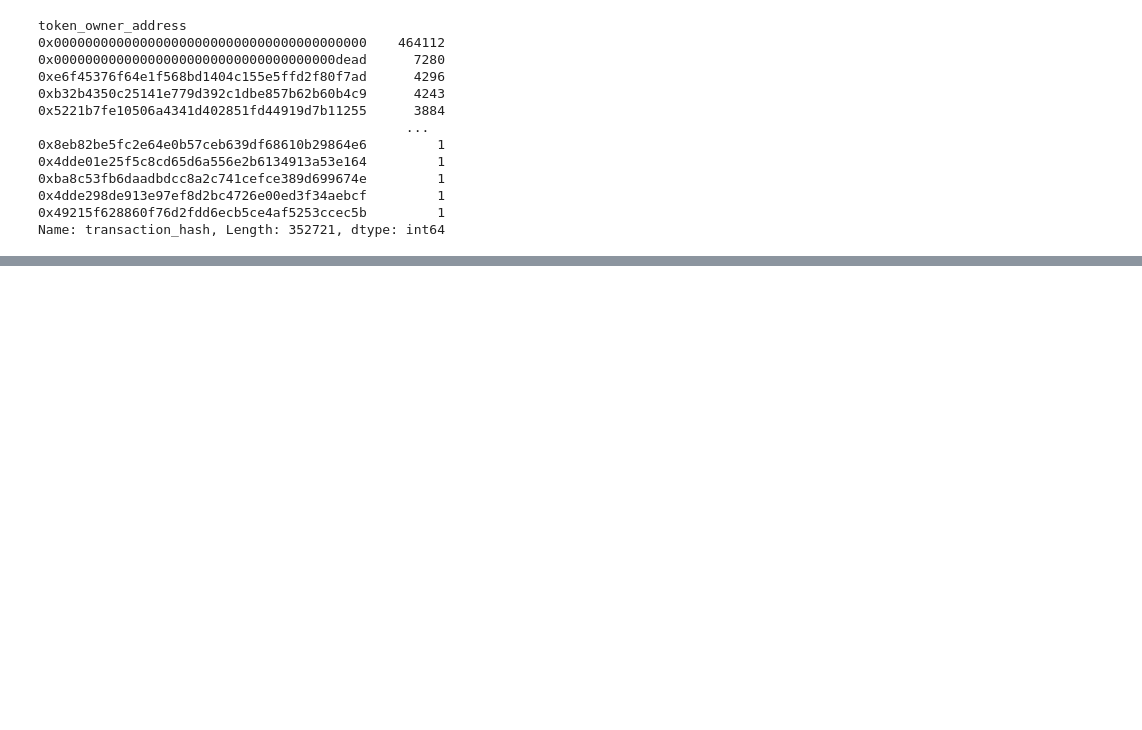
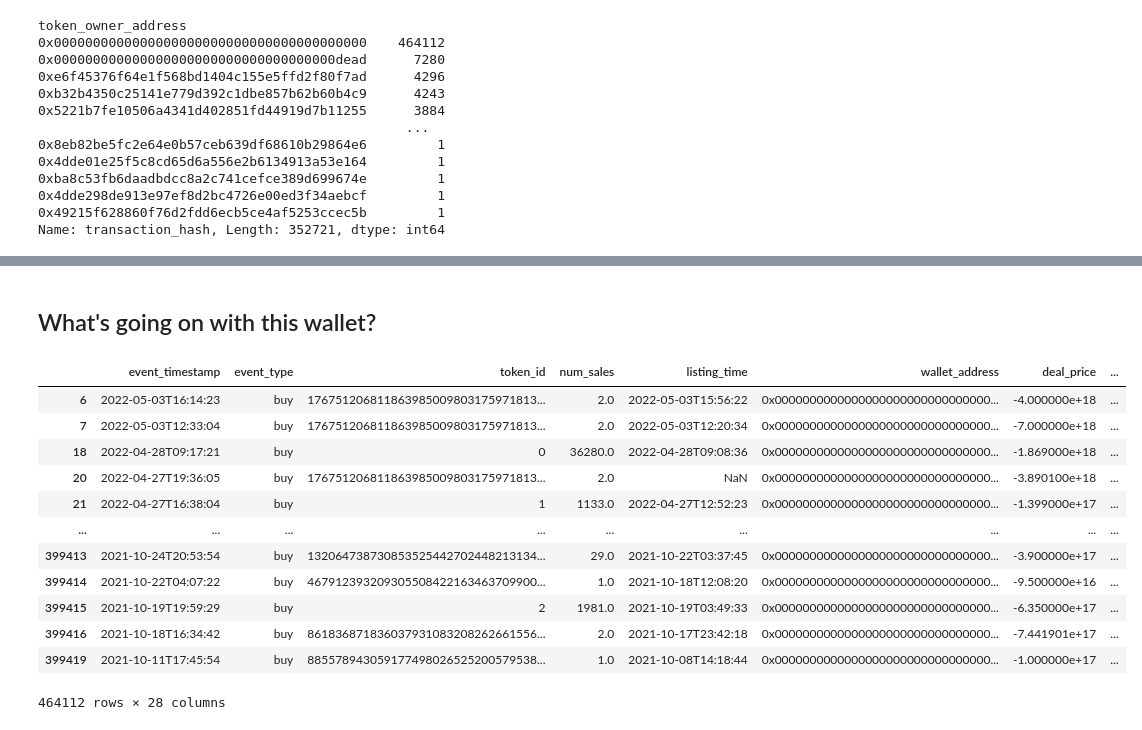
Before and after one commit to lawrence009/OpenSea_EDA, a Jupyter notebook: opeansea_events_eda.ipynb, the cells around one changed output, grey strips where cells are left out. Saved outputs shown, nothing was run; the diff lists cells and outputs as text; code cells hidden in the pictures; blank space fills up the shorter version.

```diff
--- a/opeansea_events_eda.ipynb
+++ b/opeansea_events_eda.ipynb
@@ -289,0 +403,22 @@ Name: transaction_hash, Length: 352721, dtype: int64
+# %%
+# TODO: drop or filter out bad rows aka observations first
+
+# bad
+bad = wallets.token_owner_address == wallets.token_seller_address
+
+# buy event
+buy = wallets[~bad].drop("token_seller_address", axis=1) \
+             .rename(columns={"token_owner_address":"wallet_address"})
+buy["event_type"] = "buy"
+buy["deal_price"] = -buy["deal_price"]
+
+# sell event
+sell = wallets[~bad].drop("token_owner_address", axis=1) \
+              .rename(columns={"token_seller_address":"wallet_address"})
+sell["event_type"] = "sell"
+
+#tidy set
+td = pd.concat([buy, sell])
+del([buy, sell])
+
+td["deal_price_usd"] = td["deal_price"] / 10 ** td["payment_token_decimals"] * td["payment_token_usdprice"]
@@ -289,0 +443,18 @@ Name: transaction_hash, Length: 352721, dtype: int64
+# %% [markdown]
+## What's going on with this wallet?
+# %%
+td[td.wallet_address == '0x0000000000000000000000000000000000000000']
+# %% [output]
+|  | event_timestamp | event_type | token_id | num_sales | listing_time | wallet_address | deal_price | ... |
+| 6 | 2022-05-03T16:14:23 | buy | 176751206811863985009803175971813... | 2.0 | 2022-05-03T15:56:22 | 0x0000000000000000000000000000000... | -4.000000e+18 | ... |
+| 7 | 2022-05-03T12:33:04 | buy | 176751206811863985009803175971813... | 2.0 | 2022-05-03T12:20:34 | 0x0000000000000000000000000000000... | -7.000000e+18 | ... |
+| 18 | 2022-04-28T09:17:21 | buy | 0 | 36280.0 | 2022-04-28T09:08:36 | 0x0000000000000000000000000000000... | -1.869000e+18 | ... |
+| 20 | 2022-04-27T19:36:05 | buy | 176751206811863985009803175971813... | 2.0 | NaN | 0x0000000000000000000000000000000... | -3.890100e+18 | ... |
+| 21 | 2022-04-27T16:38:04 | buy | 1 | 1133.0 | 2022-04-27T12:52:23 | 0x0000000000000000000000000000000... | -1.399000e+17 | ... |
+| ... | ... | ... | ... | ... | ... | ... | ... | ... |
+| 399413 | 2021-10-24T20:53:54 | buy | 132064738730853525442702448213134... | 29.0 | 2021-10-22T03:37:45 | 0x0000000000000000000000000000000... | -3.900000e+17 | ... |
+| 399414 | 2021-10-22T04:07:22 | buy | 467912393209305508422163463709900... | 1.0 | 2021-10-18T12:08:20 | 0x0000000000000000000000000000000... | -9.500000e+16 | ... |
+| 399415 | 2021-10-19T19:59:29 | buy | 2 | 1981.0 | 2021-10-19T03:49:33 | 0x0000000000000000000000000000000... | -6.350000e+17 | ... |
+| 399416 | 2021-10-18T16:34:42 | buy | 861836871836037931083208262661556... | 2.0 | 2021-10-17T23:42:18 | 0x0000000000000000000000000000000... | -7.441901e+17 | ... |
+| 399419 | 2021-10-11T17:45:54 | buy | 885578943059177498026525200579538... | 1.0 | 2021-10-08T14:18:44 | 0x0000000000000000000000000000000... | -1.000000e+17 | ... |
+464112 rows × 28 columns
```
Also changed, not shown: parts of 28 cells of this notebook.
